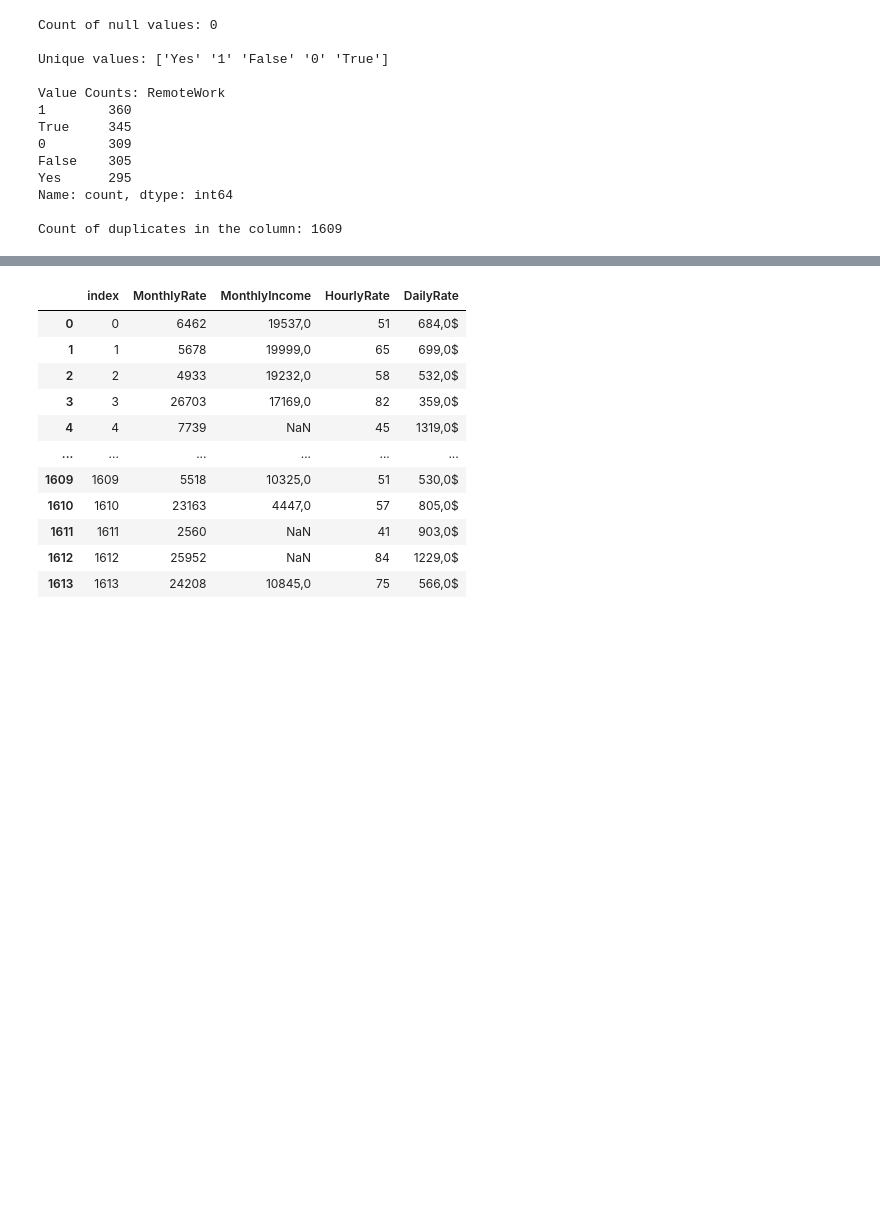
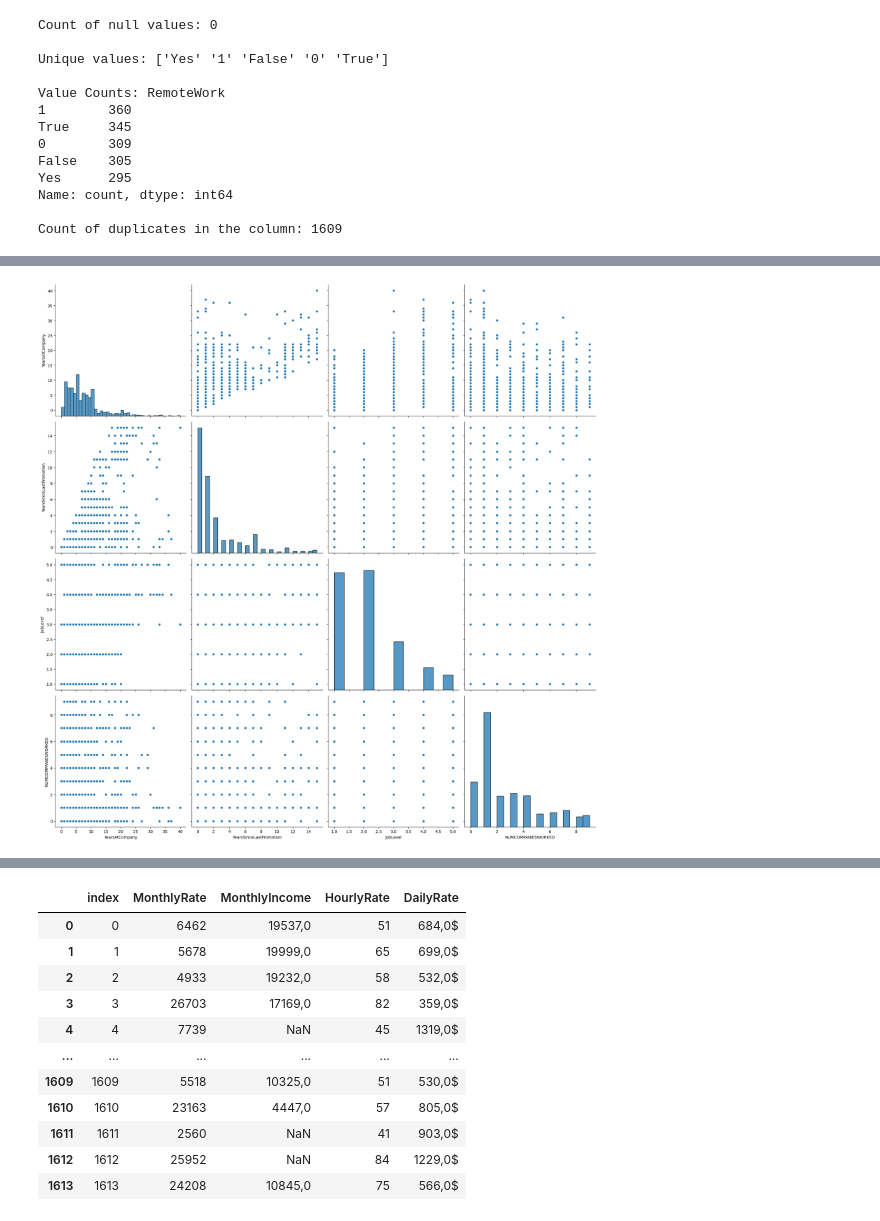
Before and after one commit to carla-caracola/people_analytics, a Jupyter notebook: Exploratory_Data_Analysis/Exploratory_Data_Analysis.ipynb, the cells around one changed output, grey strips where cells are left out. Cells and saved outputs as stored; diff of their text form; code cells hidden in the pictures; blank space fills up the shorter version.

```diff
--- a/Exploratory_Data_Analysis/Exploratory_Data_Analysis.ipynb
+++ b/Exploratory_Data_Analysis/Exploratory_Data_Analysis.ipynb
@@ -156,0 +196,4 @@ Count of duplicates in the column: 1609
+# %%
+eda.visualize_pairplot(df, ['YearsAtCompany', 'YearsSinceLastPromotion', 'JobLevel', 'NUMCOMPANIESWORKED'])
+# %% [output]
+[figure, added]
```
Also changed, not shown: parts of 15 cells of this notebook, 2 other files.
